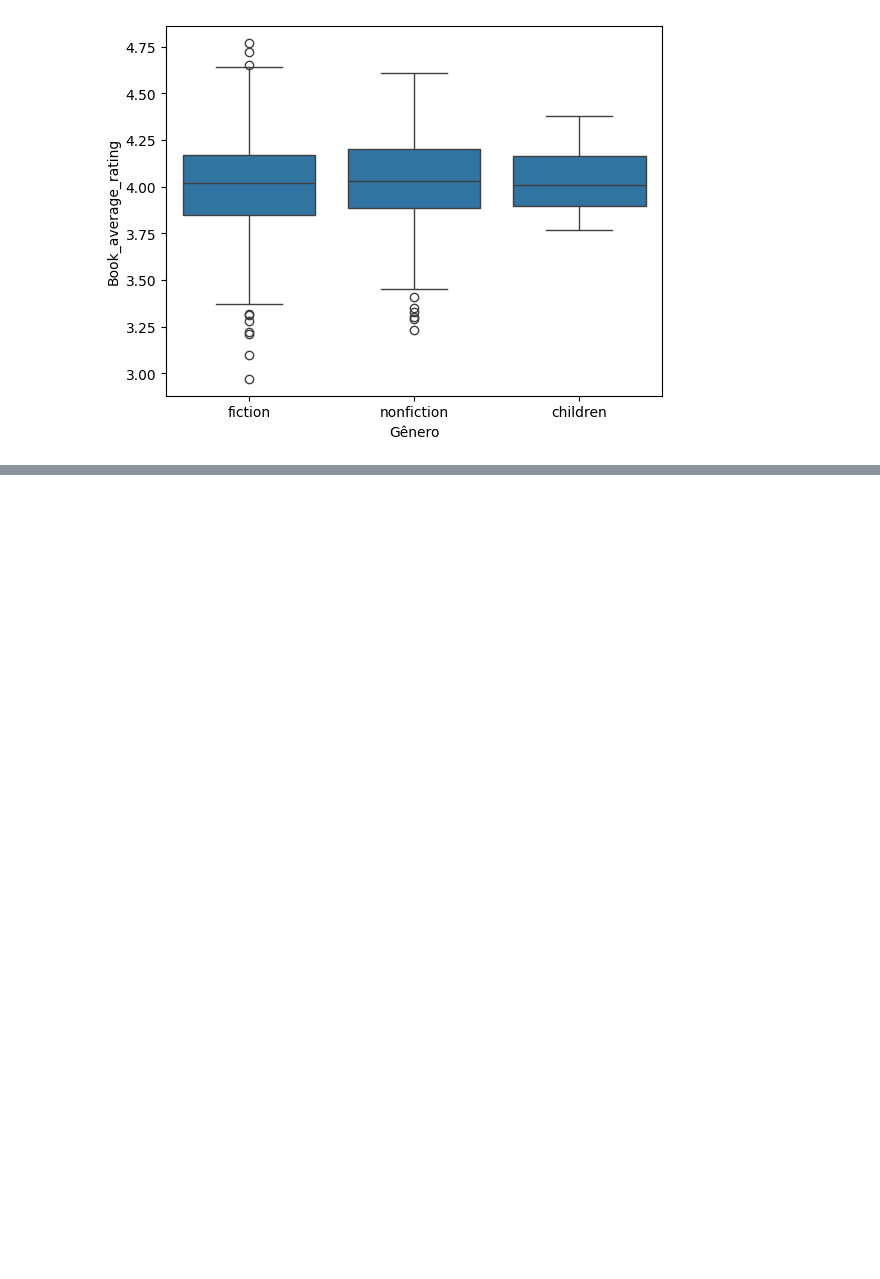
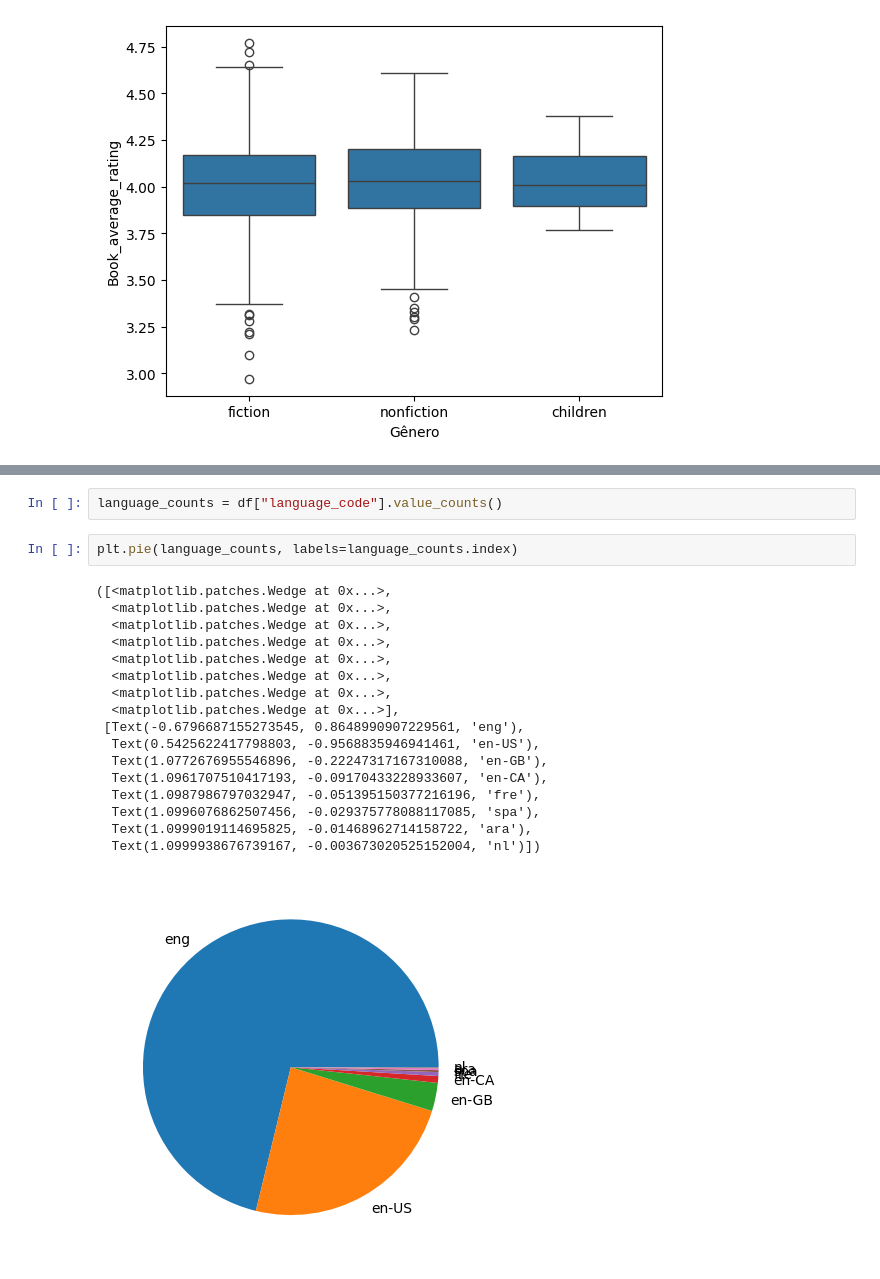
Before and after one commit to Laurentius96/Analysis_of_Book_Publication_Data, a Jupyter notebook: main.ipynb, the cells around one changed output, grey strips where cells are left out. Saved outputs shown, nothing was run; the diff lists cells and outputs as text; blank space fills up the shorter version.

```diff
--- a/main.ipynb
+++ b/main.ipynb
@@ -195,0 +216,22 @@ Text(0.5, 0, 'Gênero')
+# %%
+language_counts = df["language_code"].value_counts()
+# %%
+plt.pie(language_counts, labels=language_counts.index)
+# %% [output]
+([<matplotlib.patches.Wedge at 0x...>,
+  <matplotlib.patches.Wedge at 0x...>,
+  <matplotlib.patches.Wedge at 0x...>,
+  <matplotlib.patches.Wedge at 0x...>,
+  <matplotlib.patches.Wedge at 0x...>,
+  <matplotlib.patches.Wedge at 0x...>,
+  <matplotlib.patches.Wedge at 0x...>,
+  <matplotlib.patches.Wedge at 0x...>],
+ [Text(-0.6796687155273545, 0.8648990907229561, 'eng'),
+  Text(0.5425622417798803, -0.9568835946941461, 'en-US'),
+  Text(1.0772676955546896, -0.22247317167310088, 'en-GB'),
+  Text(1.0961707510417193, -0.09170433228933607, 'en-CA'),
+  Text(1.0987986797032947, -0.051395150377216196, 'fre'),
+  Text(1.0996076862507456, -0.029375778088117085, 'spa'),
+  Text(1.0999019114695825, -0.01468962714158722, 'ara'),
+  Text(1.0999938676739167, -0.003673020525152004, 'nl')])
+[figure, added]
```
Also changed, not shown: parts of 2 cells of this notebook.
